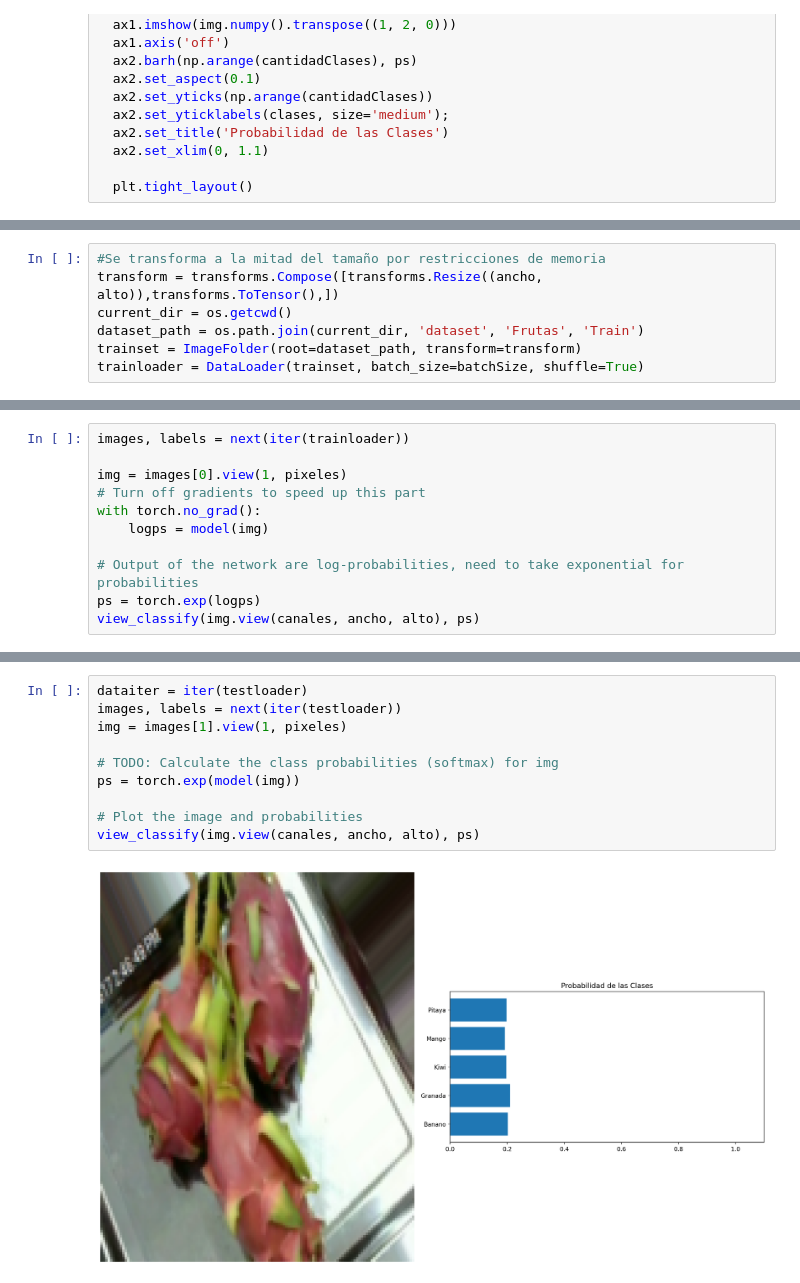
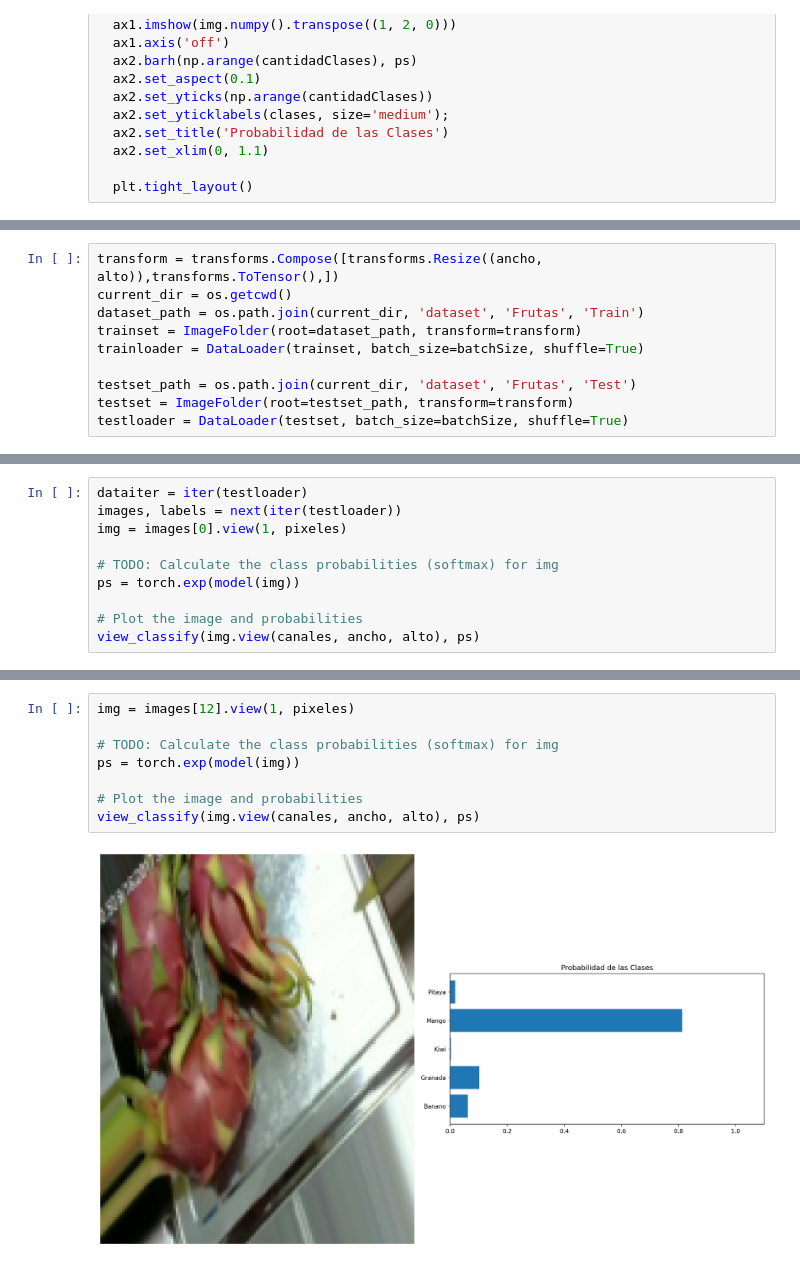
Before and after one commit to AngieJoya99/ProyectoSimulacion, a Jupyter notebook: Control 2.ipynb, the cells around one changed output, grey strips where cells are left out. Drawn from its saved outputs; the diff is of its cells as text.

```diff
--- a/Control 2.ipynb
+++ b/Control 2.ipynb
@@ -48,7 +40,10 @@ Importar dataset
 # %%
-#Se transforma a la mitad del tamaño por restricciones de memoria
 transform = transforms.Compose([transforms.Resize((ancho, alto)),transforms.ToTensor(),])
 current_dir = os.getcwd()
 dataset_path = os.path.join(current_dir, 'dataset', 'Frutas', 'Train')
 trainset = ImageFolder(root=dataset_path, transform=transform)
 trainloader = DataLoader(trainset, batch_size=batchSize, shuffle=True)
+
+testset_path = os.path.join(current_dir, 'dataset', 'Frutas', 'Test')
+testset = ImageFolder(root=testset_path, transform=transform)
+testloader = DataLoader(testset, batch_size=batchSize, shuffle=True)
@@ -245,12 +112,11 @@ Training loss: 1.6056899196010526
 # %%
-images, labels = next(iter(trainloader))
+dataiter = iter(testloader)
+images, labels = next(iter(testloader))
+img = images[0].view(1, pixeles)
 
-img = images[0].view(1, pixeles)
-# Turn off gradients to speed up this part
-with torch.no_grad():
-    logps = model(img)
+# TODO: Calculate the class probabilities (softmax) for img
+ps = torch.exp(model(img))
 
-# Output of the network are log-probabilities, need to take exponential for probabilities
-ps = torch.exp(logps)
+# Plot the image and probabilities
 view_classify(img.view(canales, ancho, alto), ps)
 # %% [output]
@@ -269,12 +124,10 @@ testloader = DataLoader(testset, batch_size=batchSize, shuffle=True)
 # %%
-dataiter = iter(testloader)
-images, labels = next(iter(testloader))
-img = images[1].view(1, pixeles)
+img = images[12].view(1, pixeles)
 
 # TODO: Calculate the class probabilities (softmax) for img
 ps = torch.exp(model(img))
 
 # Plot the image and probabilities
 view_classify(img.view(canales, ancho, alto), ps)
 # %% [output]
-[figure, old version]
+[figure, new version]
```
Also changed, not shown: parts of 27 cells of this notebook, 6 other files.
